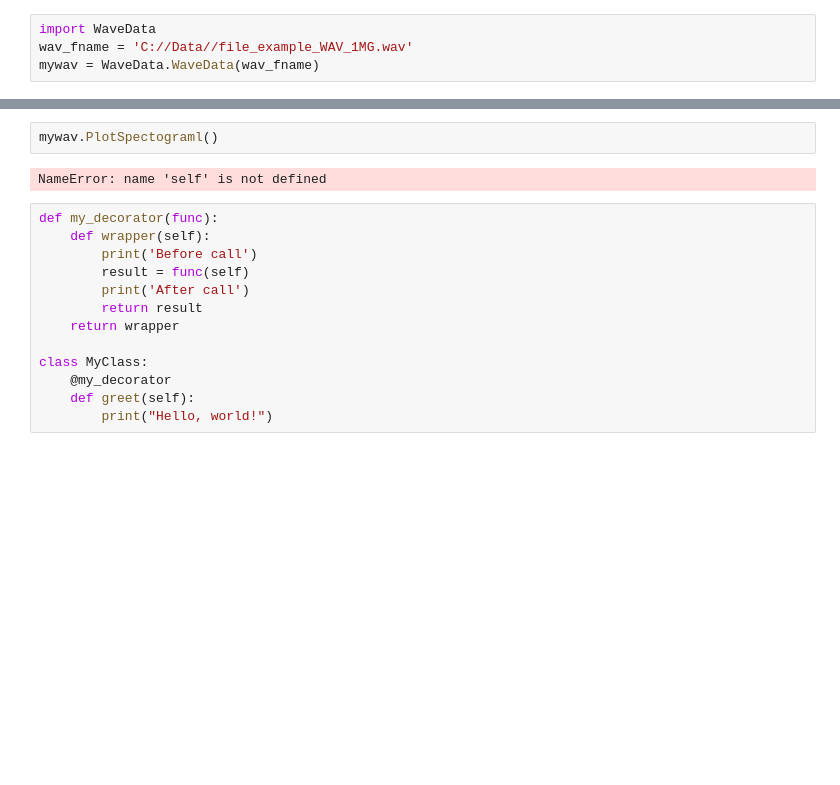
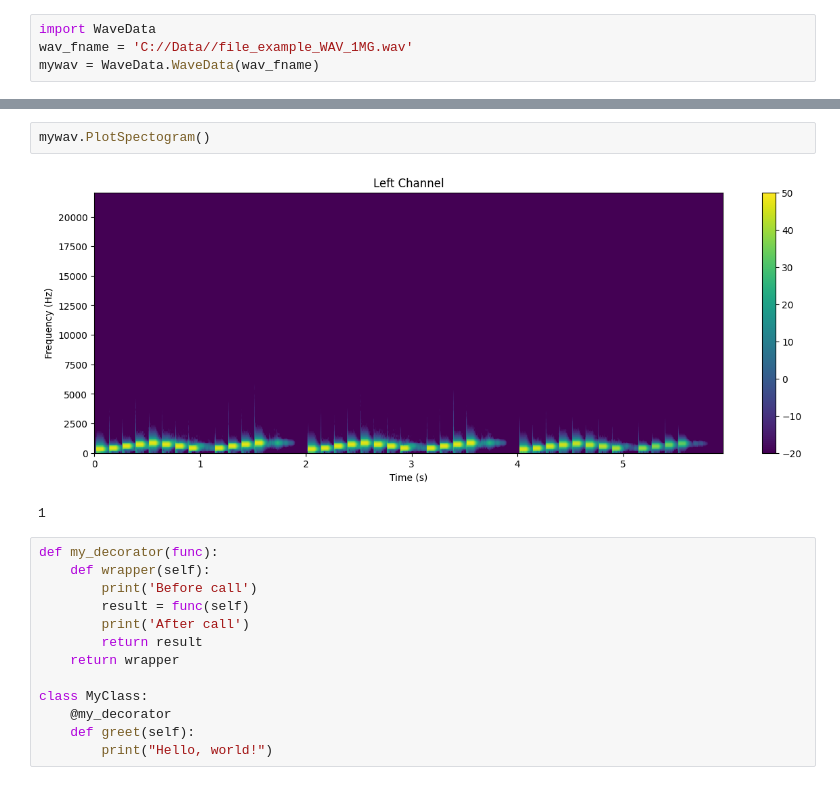
Before and after one commit to rishabh-ranjan1/WIP, a Jupyter notebook: waveformAnalyzer.ipynb, the cells around one changed output, grey strips where cells are left out. Drawn from its saved outputs; the diff is of its cells as text; blank space fills up the shorter version.

```diff
--- a/waveformAnalyzer.ipynb
+++ b/waveformAnalyzer.ipynb
@@ -16,7 +13,8 @@ mywav.PlotChannel()
 # %%
-mywav.PlotSpectograml()
+mywav.PlotSpectogram()
 # %% [output]
+[figure, added]
-NameError: name 'self' is not defined
+1
 # %%
 def my_decorator(func):
     def wrapper(self):
```
Also changed, not shown: parts of 1 cell of this notebook, 12 other files.
